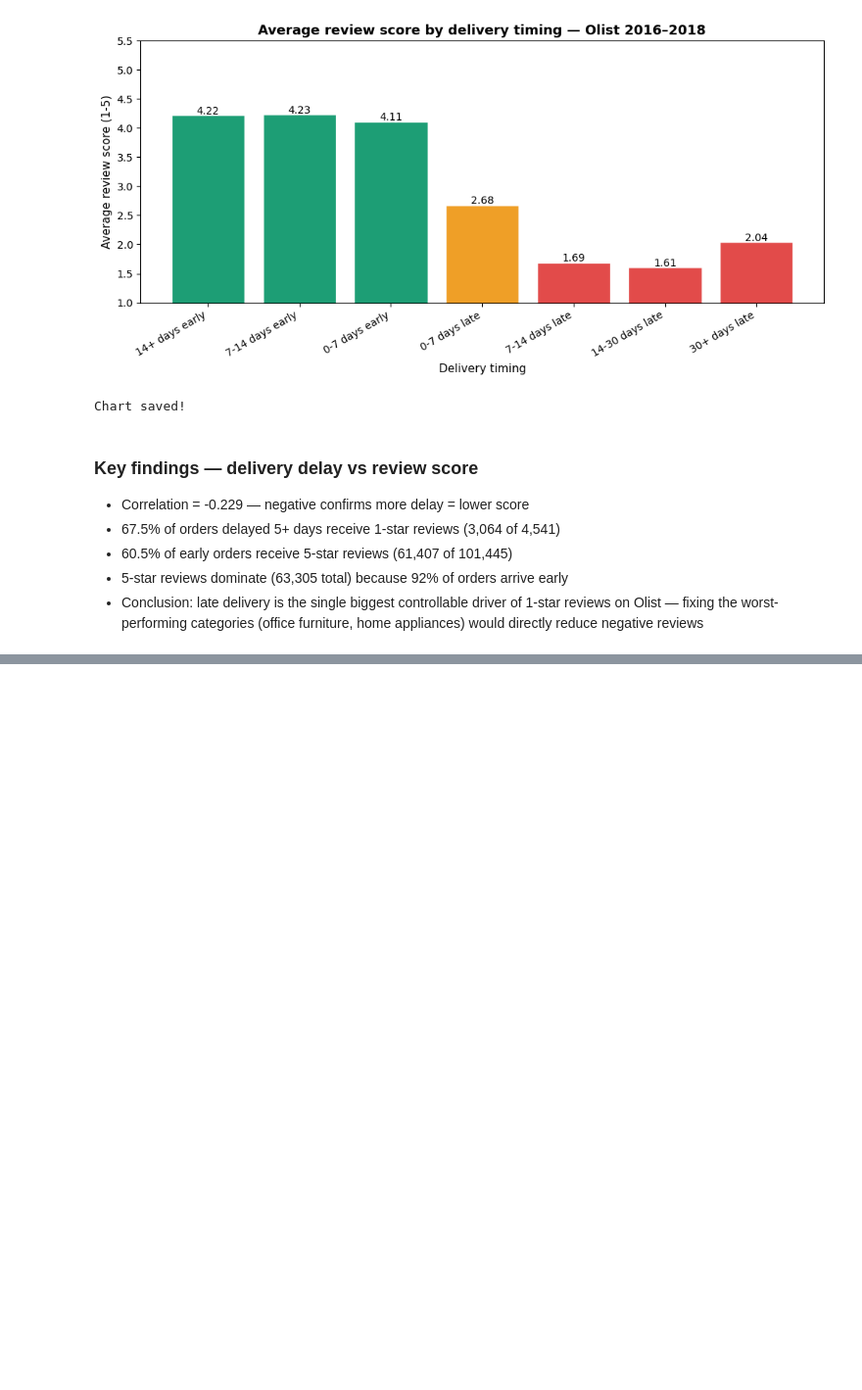
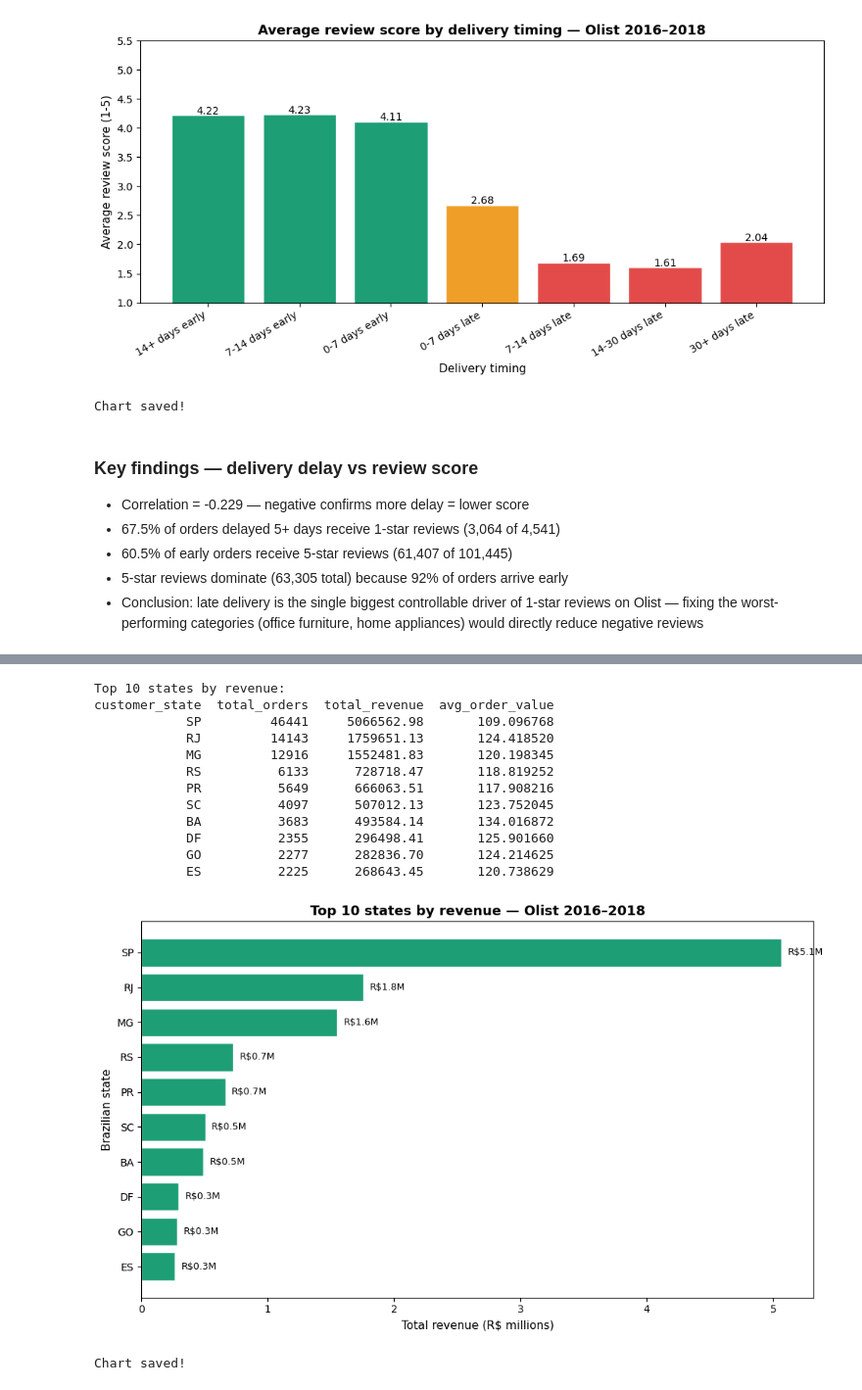
Before and after one commit to ragasree123/olist-ecommerce-analysis, a Jupyter notebook: notebooks/01_olist_week1_analysis.ipynb, the cells around one changed output, grey strips where cells are left out. Shown at 98% size. Saved outputs shown, nothing was run; the diff lists cells and outputs as text; code cells hidden in the pictures; blank space fills up the shorter version.

```diff
--- a/notebooks/01_olist_week1_analysis.ipynb
+++ b/notebooks/01_olist_week1_analysis.ipynb
@@ -823,0 +969,58 @@ Chart saved!
+# %%
+# Merge customer state into df_delivered
+df_geo = df_delivered.merge(
+    customers[['customer_id', 'customer_state']],
+    on='customer_id',
+    how='left'
+)
+
+# Revenue by state
+state_revenue = df_geo.groupby('customer_state').agg(
+    total_orders=('order_id', 'count'),
+    total_revenue=('price', 'sum'),
+    avg_order_value=('price', 'mean')
+).reset_index()
+
+state_revenue = state_revenue.sort_values('total_revenue', ascending=False)
+
+print("Top 10 states by revenue:")
+print(state_revenue.head(10).to_string(index=False))
+
+# Chart — top 10 states
+top10_states = state_revenue.head(10)
+
+fig, ax = plt.subplots(figsize=(10, 6))
+bars = ax.barh(top10_states['customer_state'],
+               top10_states['total_revenue'] / 1e6,
+               color='#1D9E75', edgecolor='white')
+
+for bar, rev in zip(bars, top10_states['total_revenue']):
+    ax.text(bar.get_width() + 0.05,
+            bar.get_y() + bar.get_height()/2,
+            f'R${rev/1e6:.1f}M', va='center', fontsize=9)
+
+ax.set_xlabel('Total revenue (R$ millions)', fontsize=11)
+ax.set_ylabel('Brazilian state', fontsize=11)
+ax.set_title('Top 10 states by revenue — Olist 2016–2018',
+             fontsize=13, fontweight='bold')
+ax.invert_yaxis()
+plt.tight_layout()
+plt.savefig(r'E:\NILE TECH\DataAnalyst90Days\Phase1_Olist\images\revenue_by_state.png',
+            dpi=150, bbox_inches='tight')
+plt.show()
+print("Chart saved!")
+# %% [output]
+Top 10 states by revenue:
+customer_state  total_orders  total_revenue  avg_order_value
+            SP         46441     5066562.98       109.096768
+            RJ         14143     1759651.13       124.418520
+            MG         12916     1552481.83       120.198345
+            RS          6133      728718.47       118.819252
+            PR          5649      666063.51       117.908216
+            SC          4097      507012.13       123.752045
+            BA          3683      493584.14       134.016872
+            DF          2355      296498.41       125.901660
+            GO          2277      282836.70       124.214625
+            ES          2225      268643.45       120.738629
+[figure, added]
+Chart saved!
```
Also changed, not shown: parts of 5 cells of this notebook.
